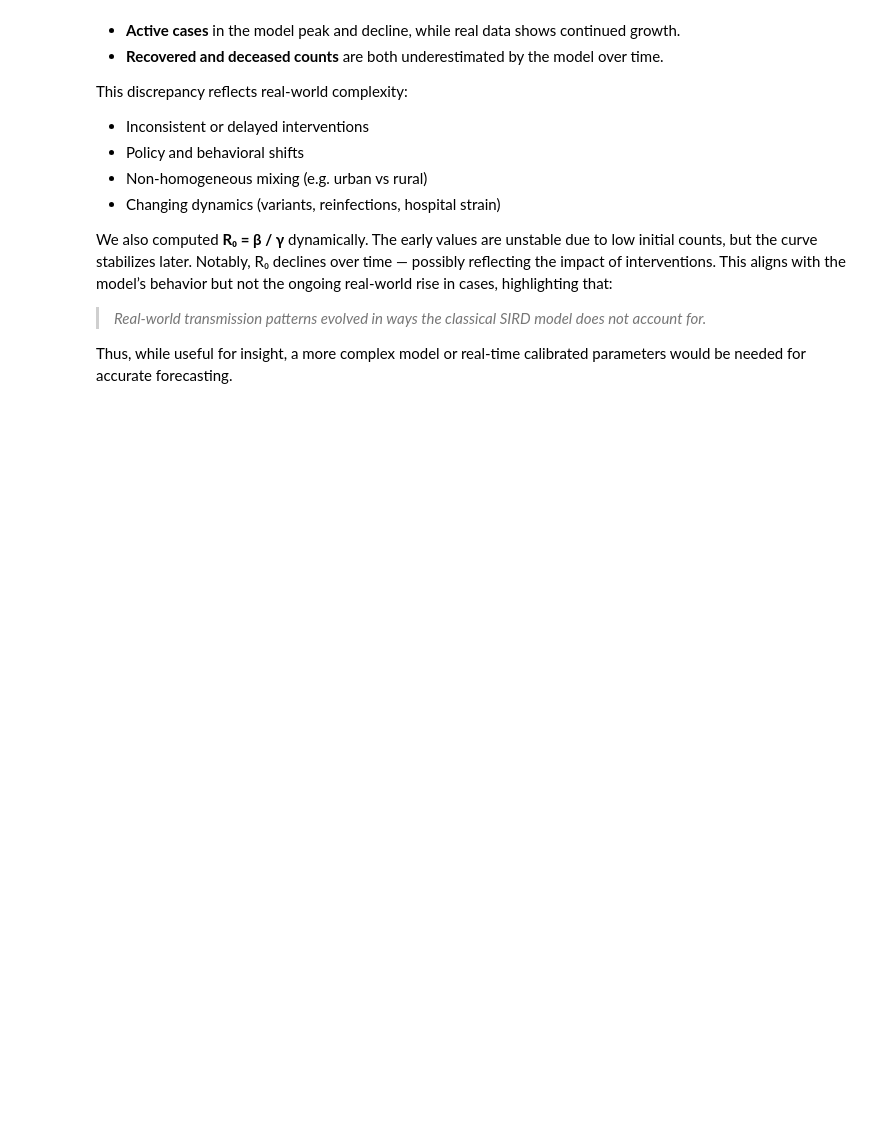
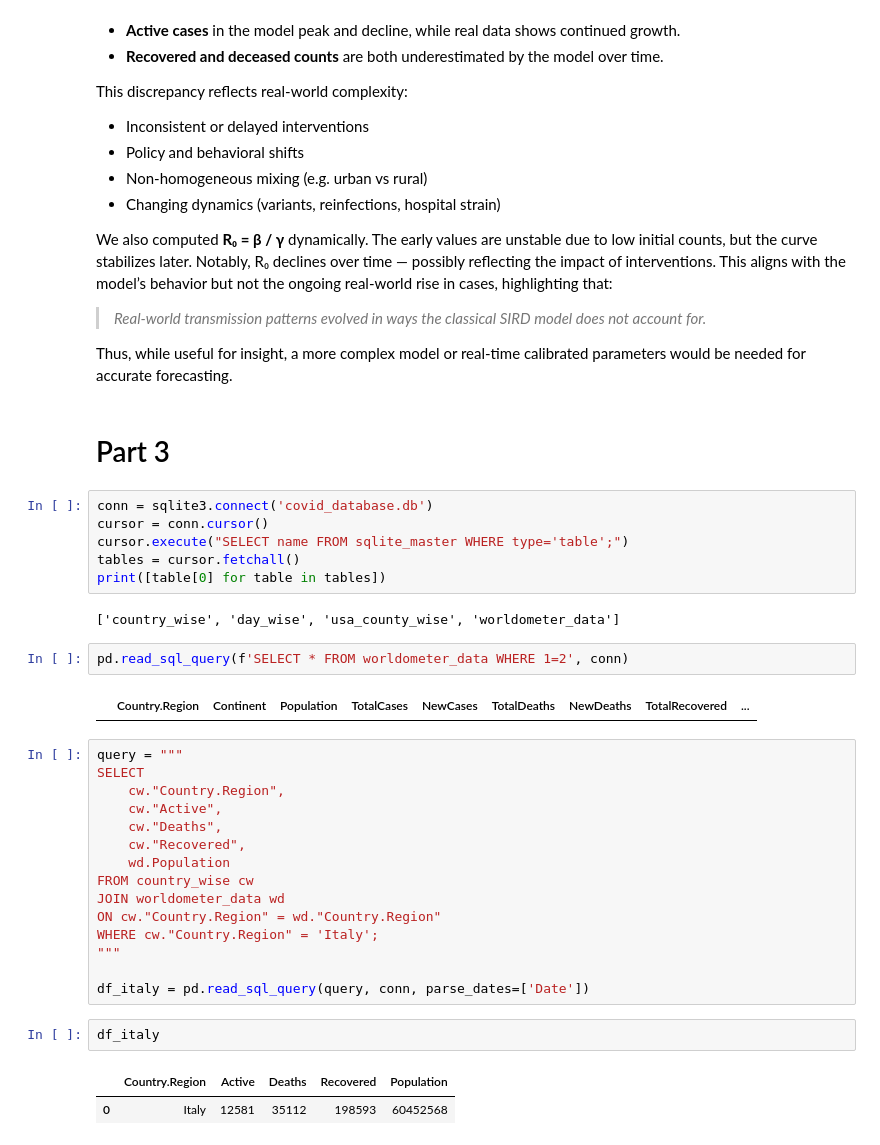
Before and after one commit to npandayVU/covid, a Jupyter notebook: analysis.ipynb, the cells around one changed output. Drawn from its saved outputs; the diff is of its cells as text; blank space fills up the shorter version.

Commit message:
Part 3 description unclear. Moving on for now

```diff
--- a/analysis.ipynb
+++ b/analysis.ipynb
@@ -191,3 +186,37 @@ We also computed **R₀ = β / γ** dynamically. The early values are unstable d
 > *Real-world transmission patterns evolved in ways the classical SIRD model does not account for.*
 
 Thus, while useful for insight, a more complex model or real-time calibrated parameters would be needed for accurate forecasting.
+# %% [markdown]
+# Part 3
+# %%
+conn = sqlite3.connect('covid_database.db')
+cursor = conn.cursor()
+cursor.execute("SELECT name FROM sqlite_master WHERE type='table';")
+tables = cursor.fetchall()
+print([table[0] for table in tables])
+# %% [output]
+['country_wise', 'day_wise', 'usa_county_wise', 'worldometer_data']
+# %%
+pd.read_sql_query(f'SELECT * FROM worldometer_data WHERE 1=2', conn)
+# %% [output]
+|  | Country.Region | Continent | Population | TotalCases | NewCases | TotalDeaths | NewDeaths | TotalRecovered | ... |
+# %%
+query = """
+SELECT
+    cw."Country.Region",
+    cw."Active",
+    cw."Deaths",
+    cw."Recovered",
+    wd.Population
+FROM country_wise cw
+JOIN worldometer_data wd
+ON cw."Country.Region" = wd."Country.Region"
+WHERE cw."Country.Region" = 'Italy';
+"""
+
+df_italy = pd.read_sql_query(query, conn, parse_dates=['Date'])
+# %%
+df_italy
+# %% [output]
+|  | Country.Region | Active | Deaths | Recovered | Population |
+| 0 | Italy | 12581 | 35112 | 198593 | 60452568 |
```
Also changed, not shown: parts of 2 cells of this notebook.
